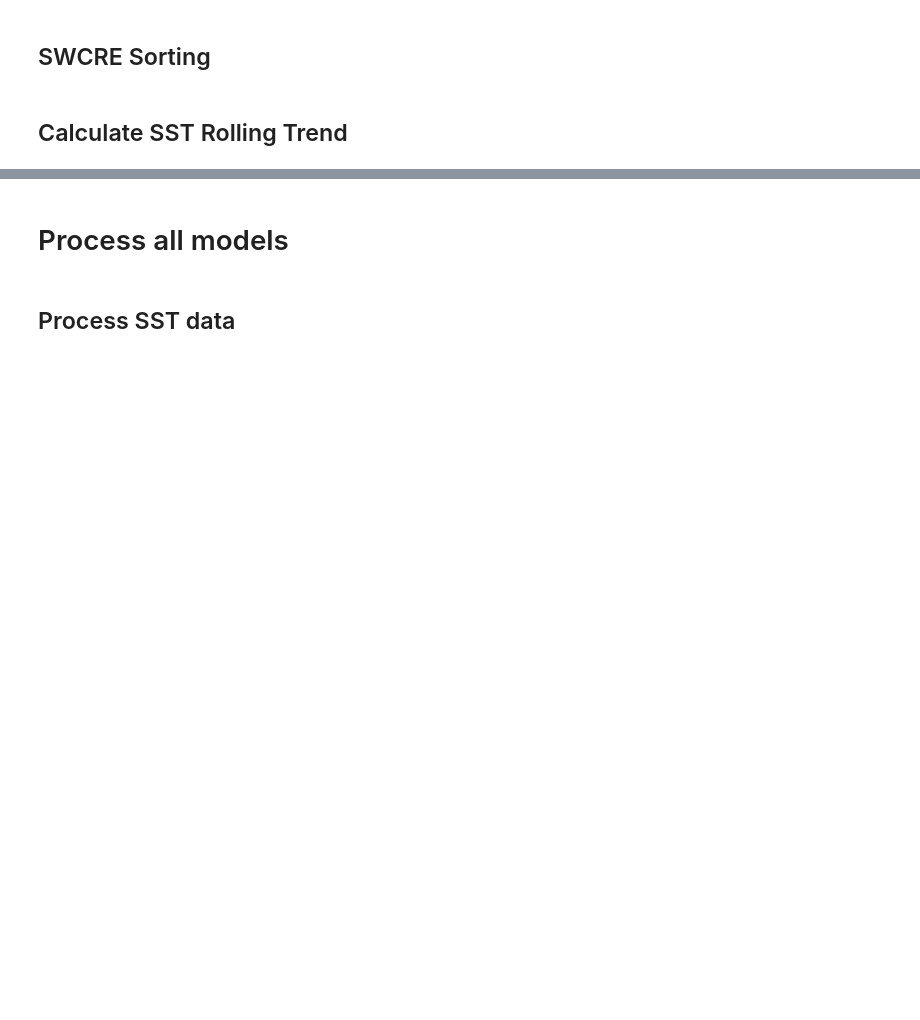
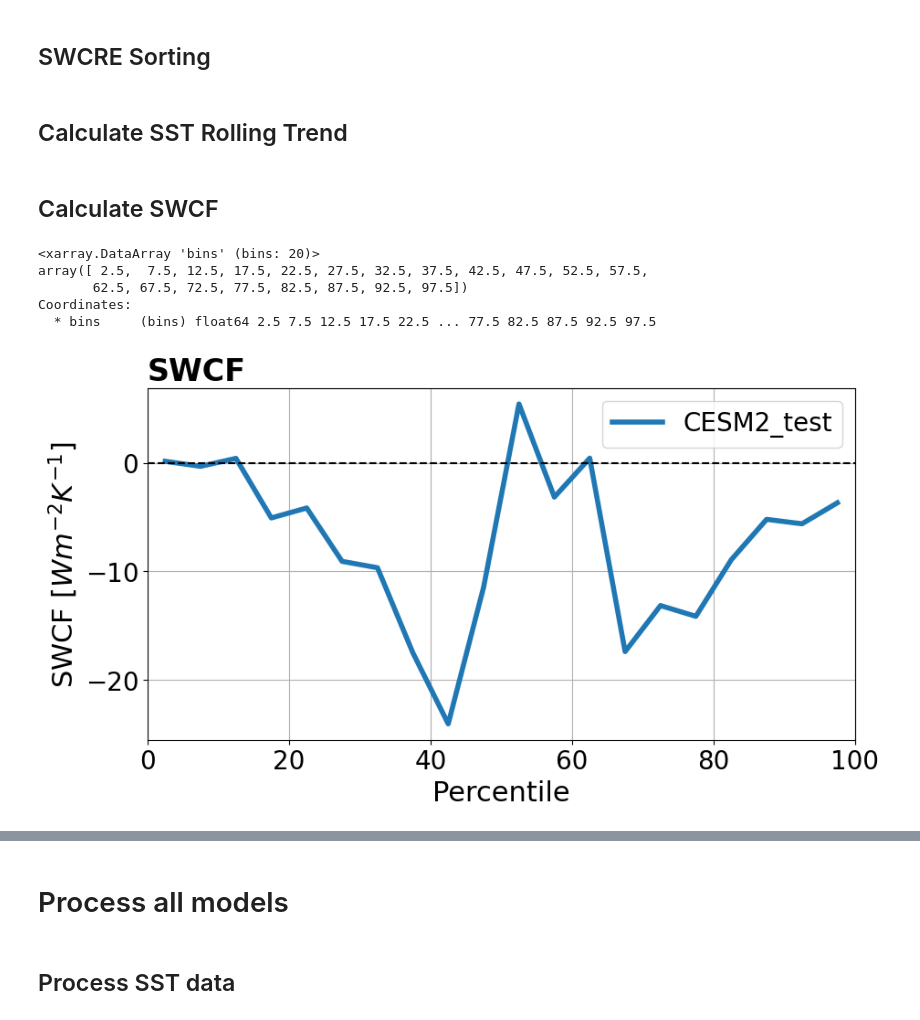
Before and after one commit to zacespinosa/tropical_pacific_clouds, a Jupyter notebook: SSTsharp.ipynb, the cells around one changed output, grey strips where cells are left out. Cells and saved outputs as stored; diff of their text form; code cells hidden in the pictures; blank space fills up the shorter version.

Commit message:
calculate swcf

```diff
--- a/SSTsharp.ipynb
+++ b/SSTsharp.ipynb
@@ -465,0 +464,32 @@ def calculate_rolling_trend(data: xr.Dataset, model: str = "", window: int = 12*
+# %% [markdown]
+## Calculate SWCF
+# %%
+def plot_swcf(swcf: xr.DataArray, model: str = ""):
+    """Plot the SWCF
+
+    Args:
+        swcf (xr.DataArray): SWCF
+    """
+    print(swcf.bins)
+    # Plot SWCF
+    plt.plot(swcf.bins, swcf.values, label=model, linewidth=4)
+
+    plt.legend()
+    plt.title("SWCF", loc="left", fontweight="bold")
+    plt.xlabel("Percentile")
+    plt.ylabel(r"SWCF [$Wm^{-2}K^{-1}$]")
+    plt.xlim(0, 100)
+    plt.grid()
+    # Change size of figure
+    plt.gcf().set_size_inches(10, 5)
+    # Add black horizontal like at 0
+    plt.axhline(y=0, color="black", linestyle="--")
+
+plot_swcf(swcf, model="CESM2_test")
+# %% [output]
+<xarray.DataArray 'bins' (bins: 20)>
+array([ 2.5,  7.5, 12.5, 17.5, 22.5, 27.5, 32.5, 37.5, 42.5, 47.5, 52.5, 57.5,
+       62.5, 67.5, 72.5, 77.5, 82.5, 87.5, 92.5, 97.5])
+Coordinates:
+  * bins     (bins) float64 2.5 7.5 12.5 17.5 22.5 ... 77.5 82.5 87.5 92.5 97.5
+[figure, added]
```
Also changed, not shown: parts of 6 cells of this notebook, 4 other files.
